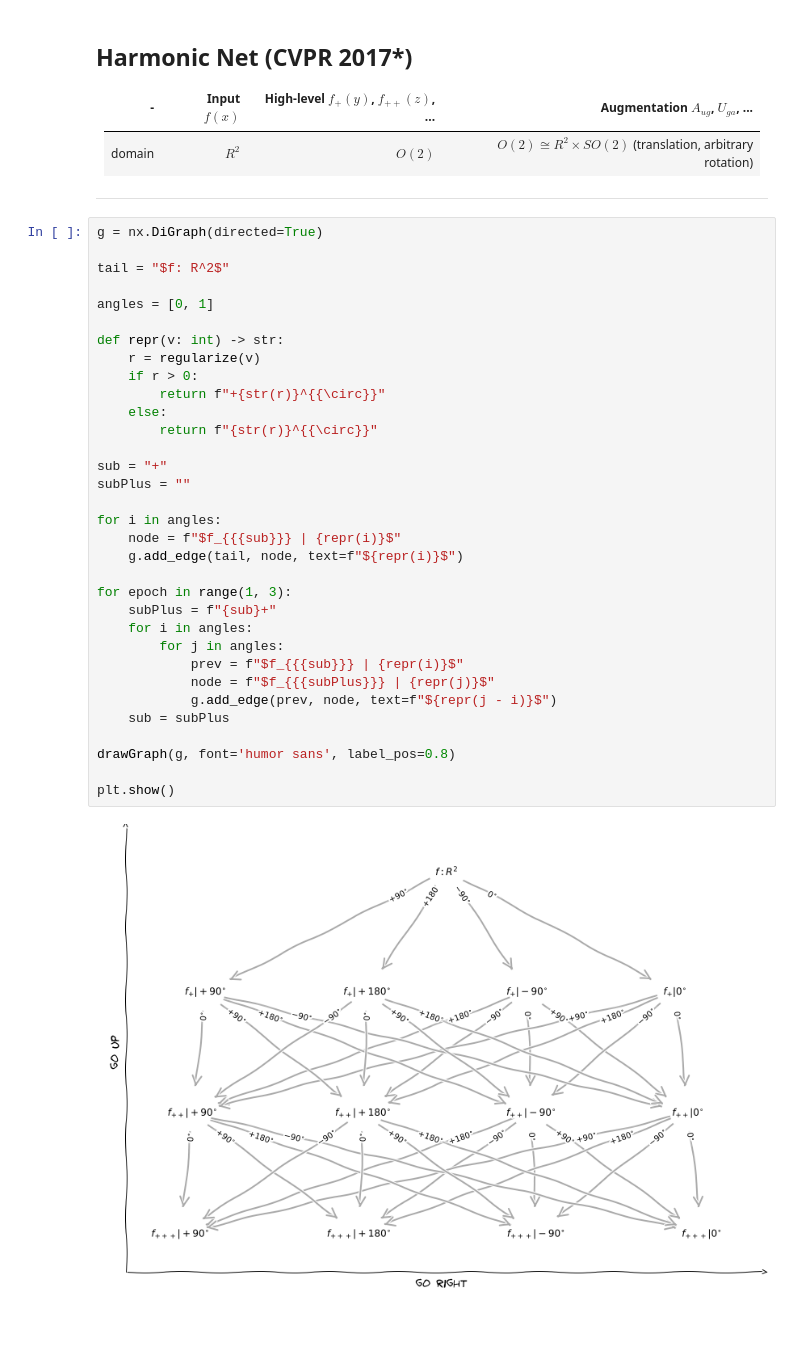
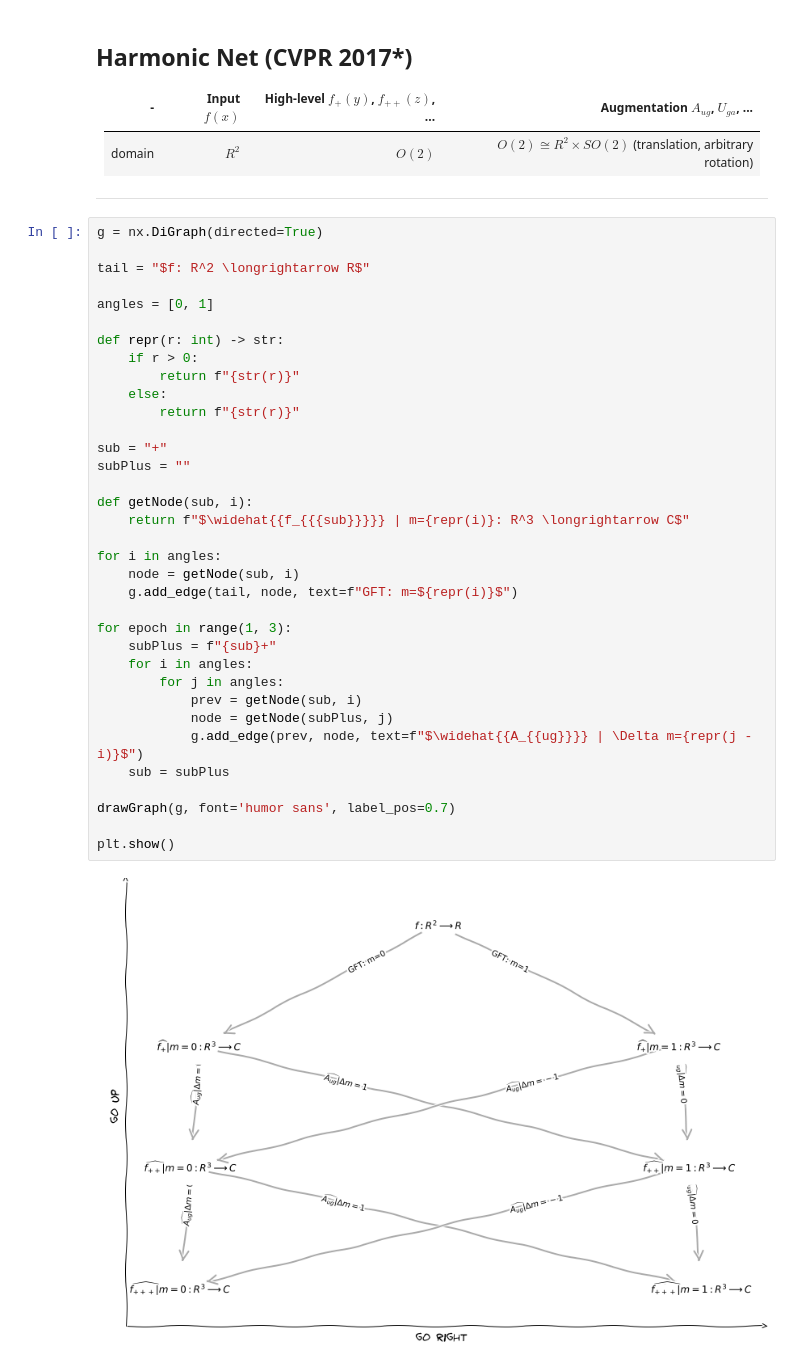
Before and after one commit to tribbloid/convnet-abstraction, a Jupyter notebook: slide/E-spectral.ipynb, the cells around one changed output. Drawn from its saved outputs; the diff is of its cells as text; blank space fills up the shorter version.

```diff
--- a/slide/E-spectral.ipynb
+++ b/slide/E-spectral.ipynb
@@ -142,38 +169,40 @@ Orthonormal bases looks like this:
 # %%
 g = nx.DiGraph(directed=True)
 
-tail = "$f: R^2$"
+tail = "$f: R^2 \longrightarrow R$"
 
 angles = [0, 1]
 
-def repr(v: int) -> str:
-    r = regularize(v)
+def repr(r: int) -> str:
     if r > 0:
-        return f"+{str(r)}^{{\circ}}"
+        return f"{str(r)}"
     else:
-        return f"{str(r)}^{{\circ}}"
+        return f"{str(r)}"
 
 sub = "+"
 subPlus = ""
 
+def getNode(sub, i):
+    return f"$\widehat{{f_{{{sub}}}}} | m={repr(i)}: R^3 \longrightarrow C$"
+
 for i in angles:
-    node = f"$f_{{{sub}}} | {repr(i)}$"
-    g.add_edge(tail, node, text=f"${repr(i)}$")
+    node = getNode(sub, i)
+    g.add_edge(tail, node, text=f"GFT: m=${repr(i)}$")
 
 for epoch in range(1, 3):
     subPlus = f"{sub}+"
     for i in angles:
         for j in angles:
-            prev = f"$f_{{{sub}}} | {repr(i)}$"
-            node = f"$f_{{{subPlus}}} | {repr(j)}$"
-            g.add_edge(prev, node, text=f"${repr(j - i)}$")
+            prev = getNode(sub, i)
+            node = getNode(subPlus, j)
+            g.add_edge(prev, node, text=f"$\widehat{{A_{{ug}}}} | \Delta m={repr(j - i)}$")
     sub = subPlus
 
-drawGraph(g, font='humor sans', label_pos=0.8)
+drawGraph(g, font='humor sans', label_pos=0.7)
 
 plt.show()
 # %% [output]
-[figure, old version]
+[figure, new version]
 # %% [markdown]
 ## Spherical CNNs (ICLR 2018* best paper)
 
```
Also changed, not shown: parts of 12 cells of this notebook, 6 other files.
